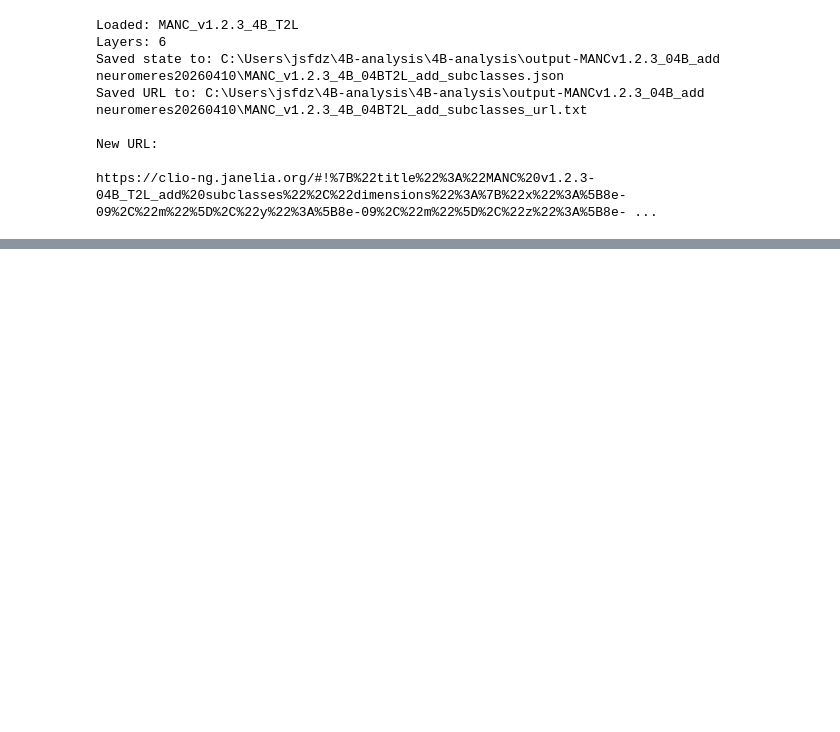
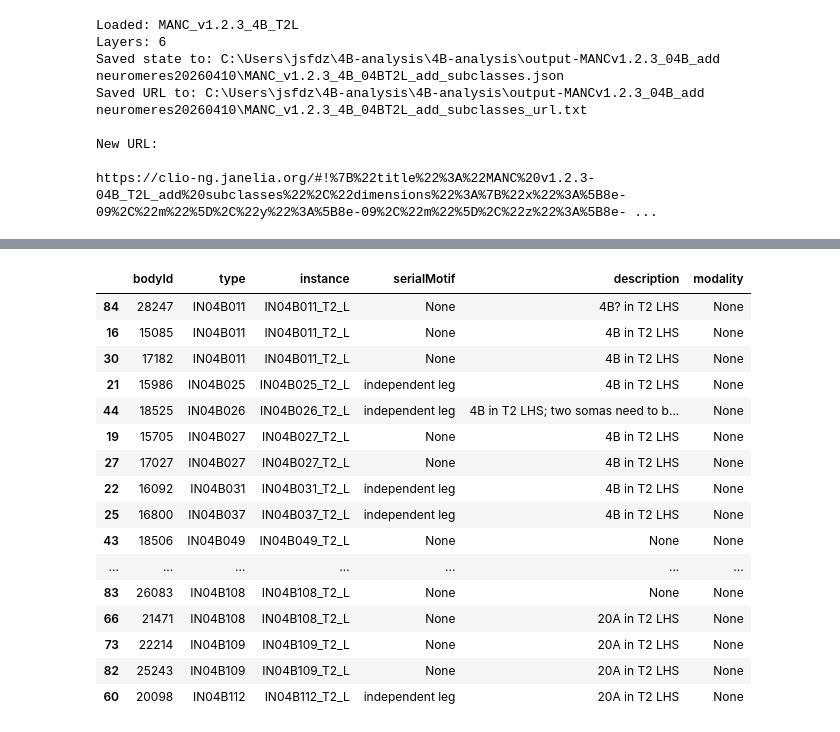
Before and after one commit to J-Soffers/4B-analysis, a Jupyter notebook: MANC-7- v1.2.3_2_add neuromeres.ipynb, the cells around one changed output, grey strips where cells are left out. Cells and saved outputs as stored; diff of their text form; code cells hidden in the pictures; blank space fills up the shorter version.

```diff
--- a/MANC-7- v1.2.3_2_add neuromeres.ipynb
+++ b/MANC-7- v1.2.3_2_add neuromeres.ipynb
@@ -475,3 +475,84 @@ Saved URL to: C:\Users\jsfdz\4B-analysis\4B-analysis\output-MANCv1.2.3_04B_add n
 New URL:
 
 https://clio-ng.janelia.org/#!%7B%22title%22%3A%22MANC%20v1.2.3-04B_T2L_add%20subclasses%22%2C%22dimensions%22%3A%7B%22x%22%3A%5B8e-09%2C%22m%22%5D%2C%22y%22%3A%5B8e-09%2C%22m%22%5D%2C%22z%22%3A%5B8e- ...
+# %%
+#lets look at IR subclass liek I did for T1- is there dags inthe MANC description?
+#let me inspect subclass IR in 04B to see if MANC has subdivided it
+
+#fidn the annotations the way I see them when I select a neuron inthe API
+
+from neuprint import fetch_neurons, NeuronCriteria as NC
+
+criteria = NC(bodyId=df_4b_t2_lhs["bodyId"].tolist())
+
+neurons, roi_counts = fetch_neurons(criteria, client=c)
+
+print(neurons.columns)
+
+
+#------------------------------------
+## make neurons_clean should  to handle missing serialMotif values before grouping.
+
+neurons_clean = neurons.copy()
+
+# Flag whether a serial motif was originally annotated
+neurons_clean["has_serialMotif"] = neurons_clean["serialMotif"].notna()
+
+# Fill missing values so groupby does not drop them or leave NaN labels
+neurons_clean["serialMotif"] = (
+    neurons_clean["serialMotif"]
+    .fillna("none")
+    .astype(str)
+    .str.strip()
+)
+
+# Optional cleanup for other grouping columns
+# for col, default in {
+#     "subclass": "unclassified",
+#     "type": "unknown",
+#     "instance": "none",
+# }.items():
+#     neurons_clean[col] = neurons_clean[col].fillna(default).astype(str).str.strip()
+# table_with_ids = (
+#     neurons_clean
+#     .groupby(["subclass", "type", "instance", "serialMotif"])
+#     .agg(
+#         count=("bodyId", "nunique"),
+#         bodyIds=("bodyId", lambda x: sorted(set(x)))
+#     )
+#     .reset_index()
+# )
+table = (
+    neurons_clean
+    .groupby(["subclass", "type", "instance", "serialMotif"])["bodyId"]
+    .nunique()
+    .reset_index(name="count")
+)
+
+# add flag AFTER grouping
+table["has_motif"] = table["serialMotif"] != "none"
+
+# sort
+table = table.sort_values(
+    by=["has_motif", "subclass", "count"],
+    ascending=[False, True, False]
+)
+
+print(table)
+
+#---------------------------------------
+
+ir_df = neurons[neurons["subclass"] == "IR"].copy()
+##temporary filtered view
+
+ir_df_selectedcols = ir_df[[
+    "bodyId",
+    "type",
+    "instance",
+    "serialMotif",
+    "description",
+    "modality"
+]].sort_values("type")
+
+ir_df_selectedcols
+# %% [output]
@@ -477,0 +576,17 @@ https://clio-ng.janelia.org/#!%7B%22title%22%3A%22MANC%20v1.2.3-04B_T2L_add%20su
+|  | bodyId | type | instance | serialMotif | description | modality |
+| 84 | 28247 | IN04B011 | IN04B011_T2_L | None | 4B? in T2 LHS | None |
+| 16 | 15085 | IN04B011 | IN04B011_T2_L | None | 4B in T2 LHS | None |
+| 30 | 17182 | IN04B011 | IN04B011_T2_L | None | 4B in T2 LHS | None |
+| 21 | 15986 | IN04B025 | IN04B025_T2_L | independent leg | 4B in T2 LHS | None |
+| 44 | 18525 | IN04B026 | IN04B026_T2_L | independent leg | 4B in T2 LHS; two somas need to b... | None |
+| 19 | 15705 | IN04B027 | IN04B027_T2_L | None | 4B in T2 LHS | None |
+| 27 | 17027 | IN04B027 | IN04B027_T2_L | None | 4B in T2 LHS | None |
+| 22 | 16092 | IN04B031 | IN04B031_T2_L | independent leg | 4B in T2 LHS | None |
+| 25 | 16800 | IN04B037 | IN04B037_T2_L | independent leg | 4B in T2 LHS | None |
+| 43 | 18506 | IN04B049 | IN04B049_T2_L | None | None | None |
+| ... | ... | ... | ... | ... | ... | ... |
+| 83 | 26083 | IN04B108 | IN04B108_T2_L | None | None | None |
+| 66 | 21471 | IN04B108 | IN04B108_T2_L | None | 20A in T2 LHS | None |
+| 73 | 22214 | IN04B109 | IN04B109_T2_L | None | 20A in T2 LHS | None |
+| 82 | 25243 | IN04B109 | IN04B109_T2_L | None | 20A in T2 LHS | None |
+| 60 | 20098 | IN04B112 | IN04B112_T2_L | independent leg | 20A in T2 LHS | None |
```
Also changed, not shown: parts of 4 cells of this notebook.
